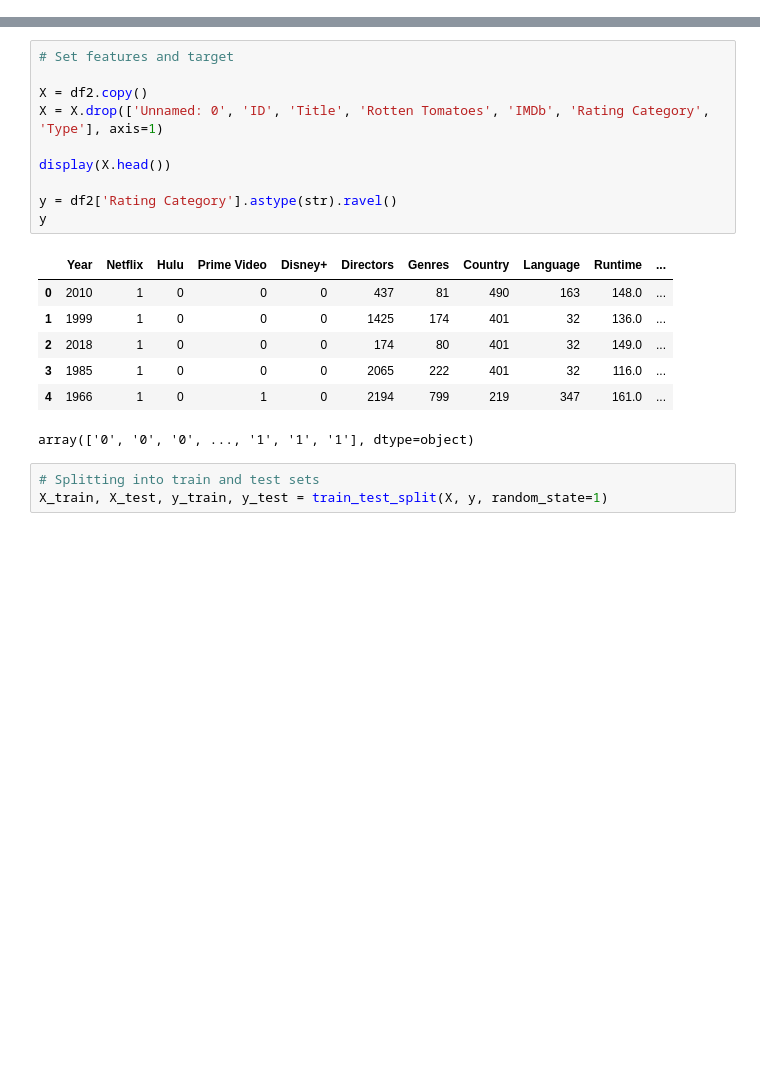
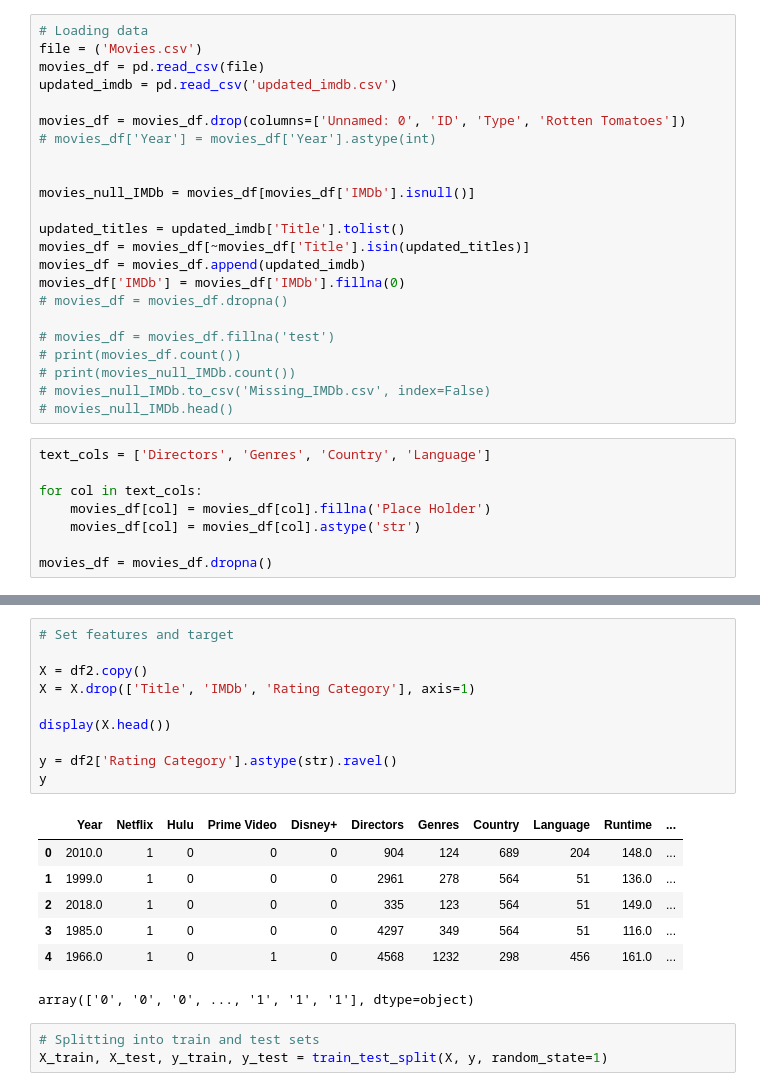
Before and after one commit to daytwu/Movies_Analysis, a Jupyter notebook: movies_random_forest.ipynb, the cells around one changed output, grey strips where cells are left out. Drawn from its saved outputs; the diff is of its cells as text; blank space fills up the shorter version.

```diff
--- a/movies_random_forest.ipynb
+++ b/movies_random_forest.ipynb
@@ -26,0 +14,31 @@ movies_df.head()
+# %%
+# Loading data
+file = ('Movies.csv')
+movies_df = pd.read_csv(file)
+updated_imdb = pd.read_csv('updated_imdb.csv')
+
+movies_df = movies_df.drop(columns=['Unnamed: 0', 'ID', 'Type', 'Rotten Tomatoes'])
+# movies_df['Year'] = movies_df['Year'].astype(int)
+
+
+movies_null_IMDb = movies_df[movies_df['IMDb'].isnull()]
+
+updated_titles = updated_imdb['Title'].tolist()
+movies_df = movies_df[~movies_df['Title'].isin(updated_titles)]
+movies_df = movies_df.append(updated_imdb)
+movies_df['IMDb'] = movies_df['IMDb'].fillna(0)
+# movies_df = movies_df.dropna()
+
+# movies_df = movies_df.fillna('test')
+# print(movies_df.count())
+# print(movies_null_IMDb.count())
+# movies_null_IMDb.to_csv('Missing_IMDb.csv', index=False)
+# movies_null_IMDb.head()
+# %%
+text_cols = ['Directors', 'Genres', 'Country', 'Language']
+
+for col in text_cols:
+    movies_df[col] = movies_df[col].fillna('Place Holder')
+    movies_df[col] = movies_df[col].astype('str')
+
+movies_df = movies_df.dropna()
@@ -70,20 +120,20 @@ df2
 # %%
 # Set features and target
 
 X = df2.copy()
-X = X.drop(['Unnamed: 0', 'ID', 'Title', 'Rotten Tomatoes', 'IMDb', 'Rating Category', 'Type'], axis=1)
+X = X.drop(['Title', 'IMDb', 'Rating Category'], axis=1)
 
 display(X.head())
 
 y = df2['Rating Category'].astype(str).ravel()
 y
 # %% [output]
 |  | Year | Netflix | Hulu | Prime Video | Disney+ | Directors | Genres | Country | Language | Runtime | ... |
-| 0 | 2010 | 1 | 0 | 0 | 0 | 437 | 81 | 490 | 163 | 148.0 | ... |
-| 1 | 1999 | 1 | 0 | 0 | 0 | 1425 | 174 | 401 | 32 | 136.0 | ... |
-| 2 | 2018 | 1 | 0 | 0 | 0 | 174 | 80 | 401 | 32 | 149.0 | ... |
-| 3 | 1985 | 1 | 0 | 0 | 0 | 2065 | 222 | 401 | 32 | 116.0 | ... |
-| 4 | 1966 | 1 | 0 | 1 | 0 | 2194 | 799 | 219 | 347 | 161.0 | ... |
+| 0 | 2010.0 | 1 | 0 | 0 | 0 | 904 | 124 | 689 | 204 | 148.0 | ... |
+| 1 | 1999.0 | 1 | 0 | 0 | 0 | 2961 | 278 | 564 | 51 | 136.0 | ... |
+| 2 | 2018.0 | 1 | 0 | 0 | 0 | 335 | 123 | 564 | 51 | 149.0 | ... |
+| 3 | 1985.0 | 1 | 0 | 0 | 0 | 4297 | 349 | 564 | 51 | 116.0 | ... |
+| 4 | 1966.0 | 1 | 0 | 1 | 0 | 4568 | 1232 | 298 | 456 | 161.0 | ... |
 array(['0', '0', '0', ..., '1', '1', '1'], dtype=object)
 # %%
 # Splitting into train and test sets
```
Also changed, not shown: parts of 15 cells of this notebook, 3 other files.
